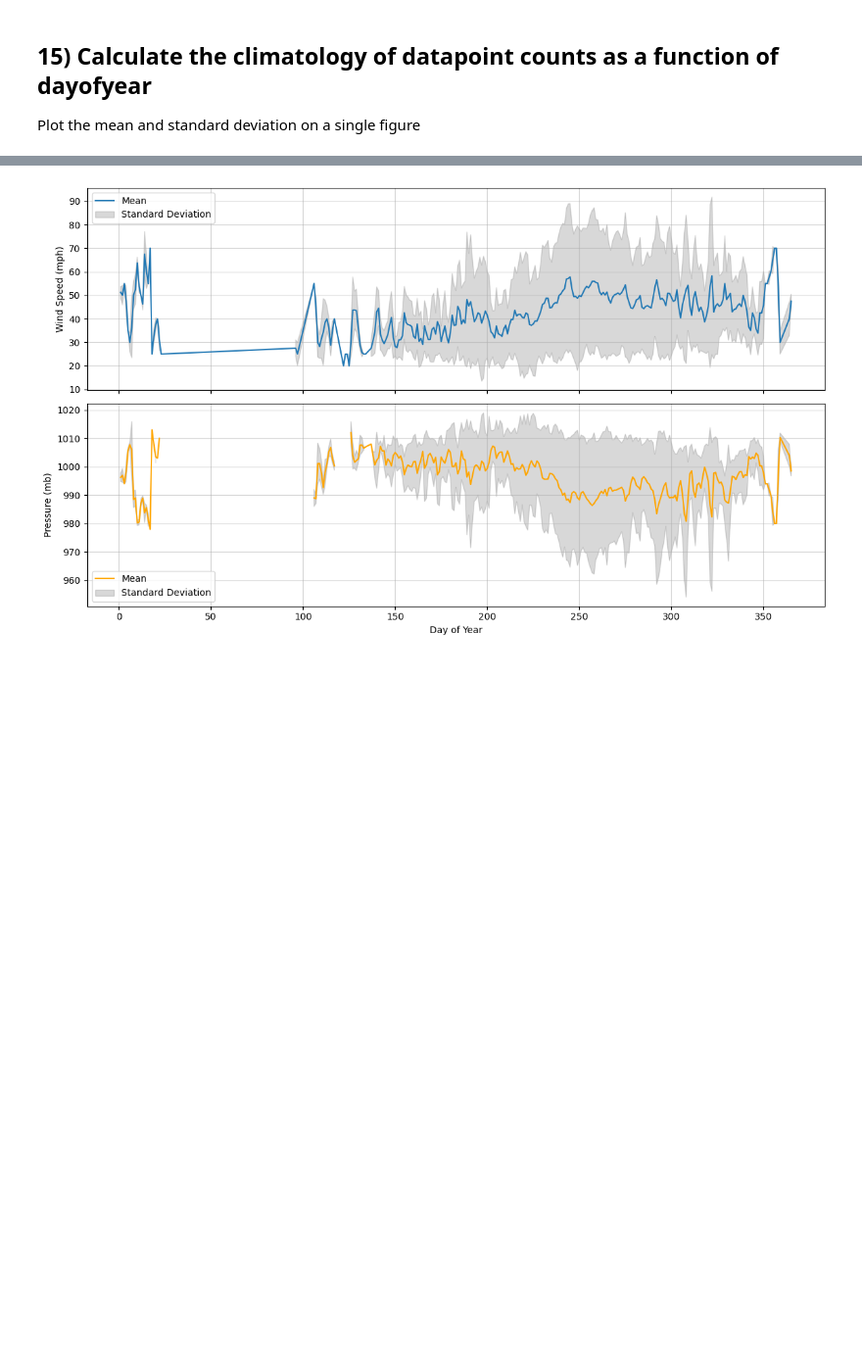
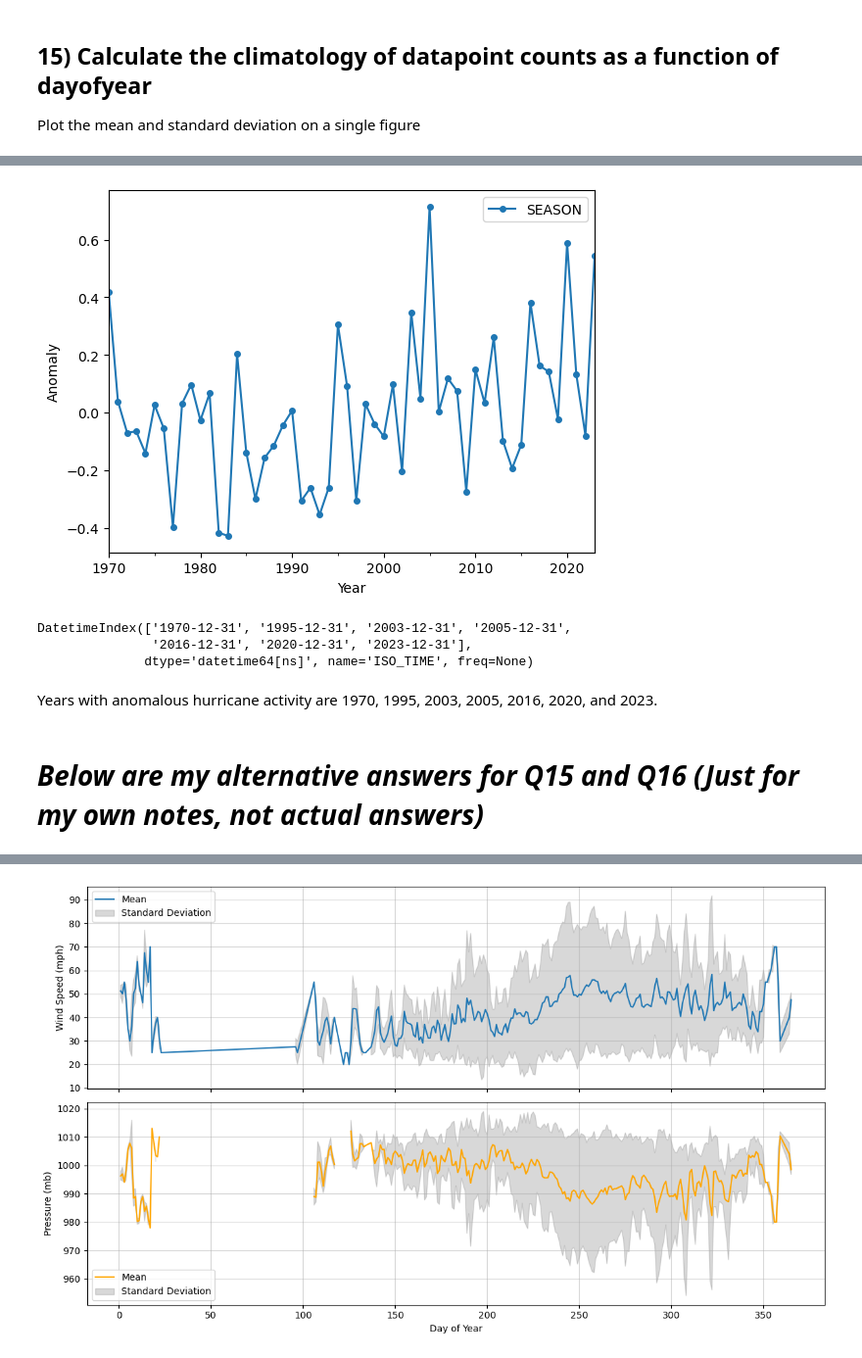
Before and after one commit to PhyllisKho/Assignments, a Jupyter notebook: Assignment6.ipynb, the cells around one changed output, grey strips where cells are left out. Shown at 98% size. Saved outputs shown, nothing was run; the diff lists cells and outputs as text; code cells hidden in the pictures; blank space fills up the shorter version.

```diff
--- a/Assignment6.ipynb
+++ b/Assignment6.ipynb
@@ -333,0 +341,19 @@ Plot the mean and standard deviation on a single figure
+# %%
+# Define a function to calculate the anomaly
+def standardize(x):
+    return (x - x.mean())/x.std()
+
+# Calculate anomalies for counts of each day of the year
+anomaly_NA_after1970 = NA_after1970_daily.groupby('DOY').transform(standardize)
+
+# Resample on an annual time scale and calculate the mean anomaly of counts for each year.
+annual_anomaly_NA_after1970 = anomaly_NA_after1970.resample('YE').mean()
+
+# Plot annual anomalies for wind speed and pressure on the same figure
+annual_anomaly_NA_after1970['SEASON'].plot(marker='o', markersize=4);
+
+plt.xlabel('Year');
+plt.ylabel('Anomaly');
+plt.legend();
+# %% [output]
+[figure, added]
@@ -333,0 +362,12 @@ Plot the mean and standard deviation on a single figure
+# %%
+# Years in which wind speed or pressure anomalies are greater than 0.4
+anomalous_activity = annual_anomaly_NA_after1970.index[(annual_anomaly_NA_after1970['SEASON'] > 0.3) | (annual_anomaly_NA_after1970['SEASON'] > 0.4)]
+anomalous_activity
+# %% [output]
+DatetimeIndex(['1970-12-31', '1995-12-31', '2003-12-31', '2005-12-31',
+               '2016-12-31', '2020-12-31', '2023-12-31'],
+              dtype='datetime64[ns]', name='ISO_TIME', freq=None)
+# %% [markdown]
+Years with anomalous hurricane activity are 1970, 1995, 2003, 2005, 2016, 2020, and 2023.
+# %% [markdown]
+# *Below are my alternative answers for Q15 and Q16 (Just for my own notes, not actual answers)*
```
Also changed, not shown: parts of 19 cells of this notebook.
